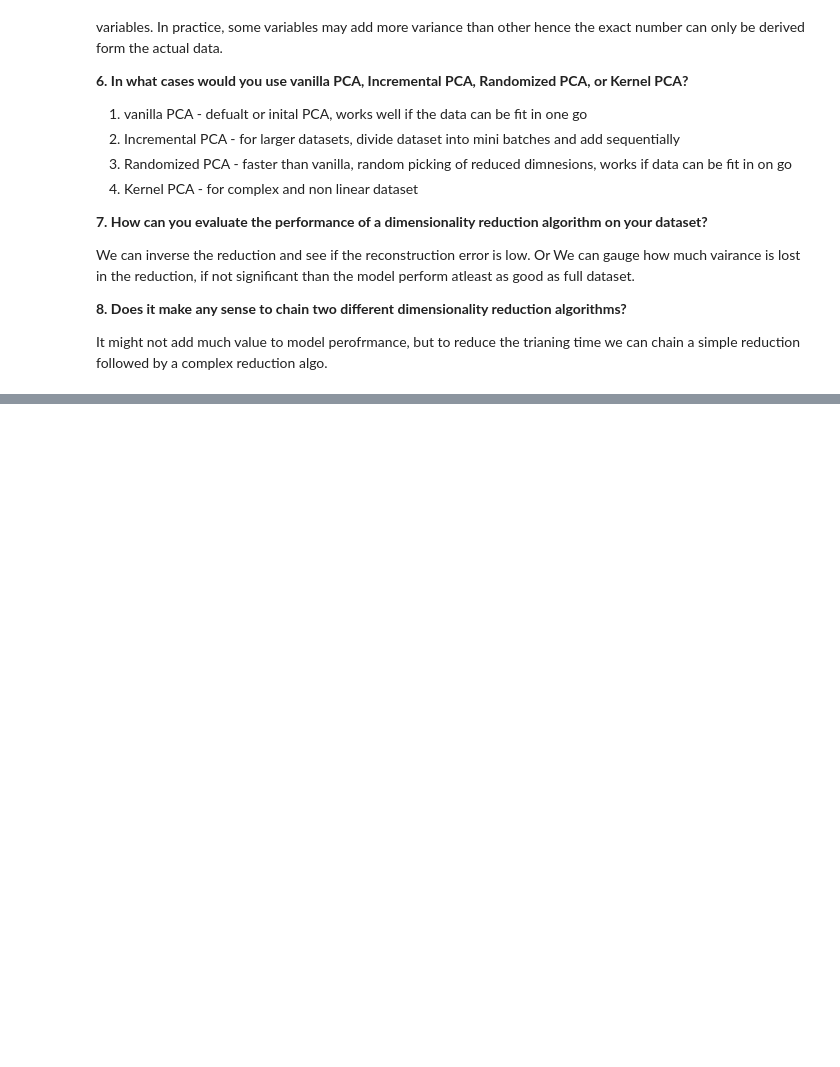
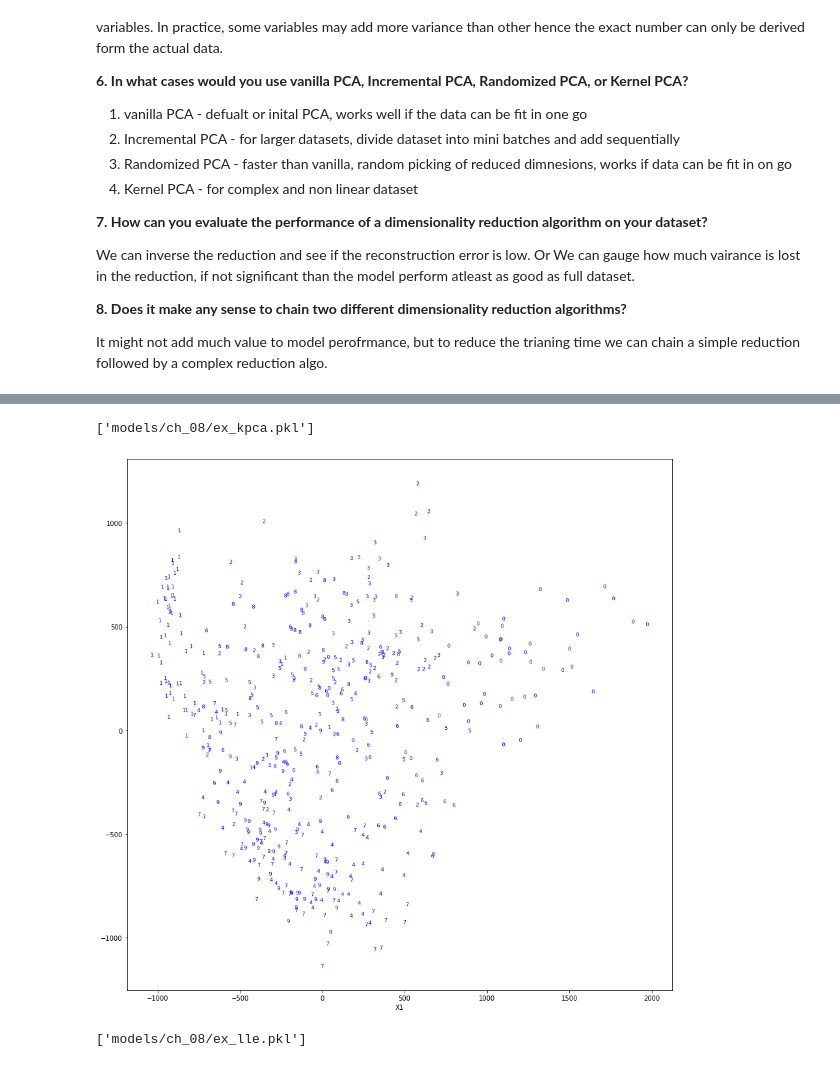
Before and after one commit to apurvasijaria/notes-and-codes-from-books, a Jupyter notebook: Hands-on-ML-with-scikit-learn-keras-tensorflow-2ndEd/Ch_08_dimensionality_reduction.ipynb, the cells around one changed output, grey strips where cells are left out. Cells and saved outputs as stored; diff of their text form; code cells hidden in the pictures; blank space fills up the shorter version.

```diff
--- a/Hands-on-ML-with-scikit-learn-keras-tensorflow-2ndEd/Ch_08_dimensionality_reduction.ipynb
+++ b/Hands-on-ML-with-scikit-learn-keras-tensorflow-2ndEd/Ch_08_dimensionality_reduction.ipynb
@@ -512,0 +646,29 @@ It might not add much value to model perofrmance, but to reduce the trianing tim
+# %%
+from sklearn.decomposition import KernelPCA
+from joblib import dump
+
+
+kpca = KernelPCA(n_components=2)
+
+
+X_train_reduced = kpca.fit_transform(X_train[:2000]) ##sleect only 3k samples due to limited compute capacity
+dump(kpca, 'models/ch_08/ex_kpca.pkl')
+# %% [output]
+['models/ch_08/ex_kpca.pkl']
+# %%
+X = X_train_reduced[:500]
+y = y_train[:500]
+
+
+plot_simple(X,y)
+# %% [output]
+[figure, added]
+# %%
+from sklearn.manifold import LocallyLinearEmbedding
+
+lle = LocallyLinearEmbedding(n_components=2, n_neighbors=10)
+
+X_train_reduced = lle.fit_transform(X_train[:2000])
+dump(lle, 'models/ch_08/ex_lle.pkl')
+# %% [output]
+['models/ch_08/ex_lle.pkl']
```
Also changed, not shown: parts of 18 cells of this notebook, 4 other files.
